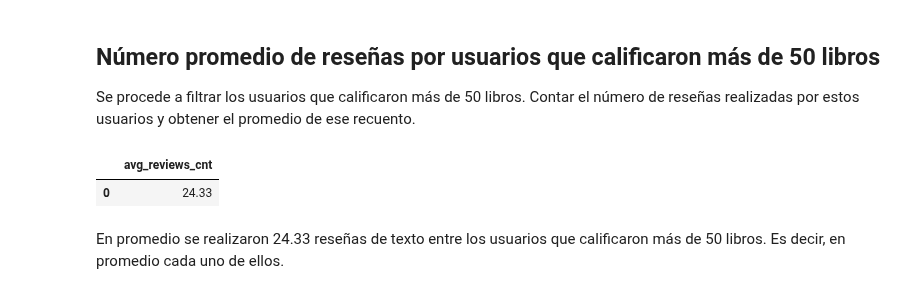
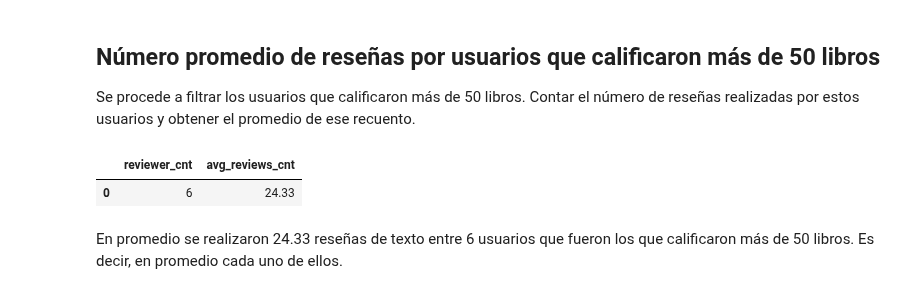
Before and after one commit to ScinDBad/DA_proyecto_final, a Jupyter notebook: sql_bookdata/sql_bookdata.ipynb, the cells around one changed output. Drawn from its saved outputs; the diff is of its cells as text; code cells hidden in the pictures.

```diff
--- a/sql_bookdata/sql_bookdata.ipynb
+++ b/sql_bookdata/sql_bookdata.ipynb
@@ -333,23 +342,24 @@ Contar el número de reseñas realizadas por estos usuarios y obtener el promedi
 # %%
 # Mostrar el promedio de la cantidad de reseñas por usuario que
 # calificaron más de 50 libros
 show('''SELECT
+            COUNT(num_reviews) AS reviewer_cnt,
             ROUND(AVG(num_reviews), 2) AS avg_reviews_cnt
         FROM (
             SELECT COUNT(review_id) AS num_reviews
             FROM reviews
             --------------------------------------------------
             WHERE username IN (
                                 SELECT username
                                 FROM ratings
                                 GROUP BY username
                                 HAVING COUNT(book_id) > 50
                             )
             GROUP BY username
             --------------------------------------------------
         ) AS user_reviews;''')
 # %% [output]
-|  | avg_reviews_cnt |
-| 0 | 24.33 |
+|  | reviewer_cnt | avg_reviews_cnt |
+| 0 | 6 | 24.33 |
 # %% [markdown]
-En promedio se realizaron 24.33 reseñas de texto entre los usuarios que calificaron más de 50 libros. Es decir, en promedio cada uno de ellos.
+En promedio se realizaron 24.33 reseñas de texto entre 6 usuarios que fueron los que calificaron más de 50 libros. Es decir, en promedio cada uno de ellos.
```
Also changed, not shown: parts of 6 cells of this notebook.
